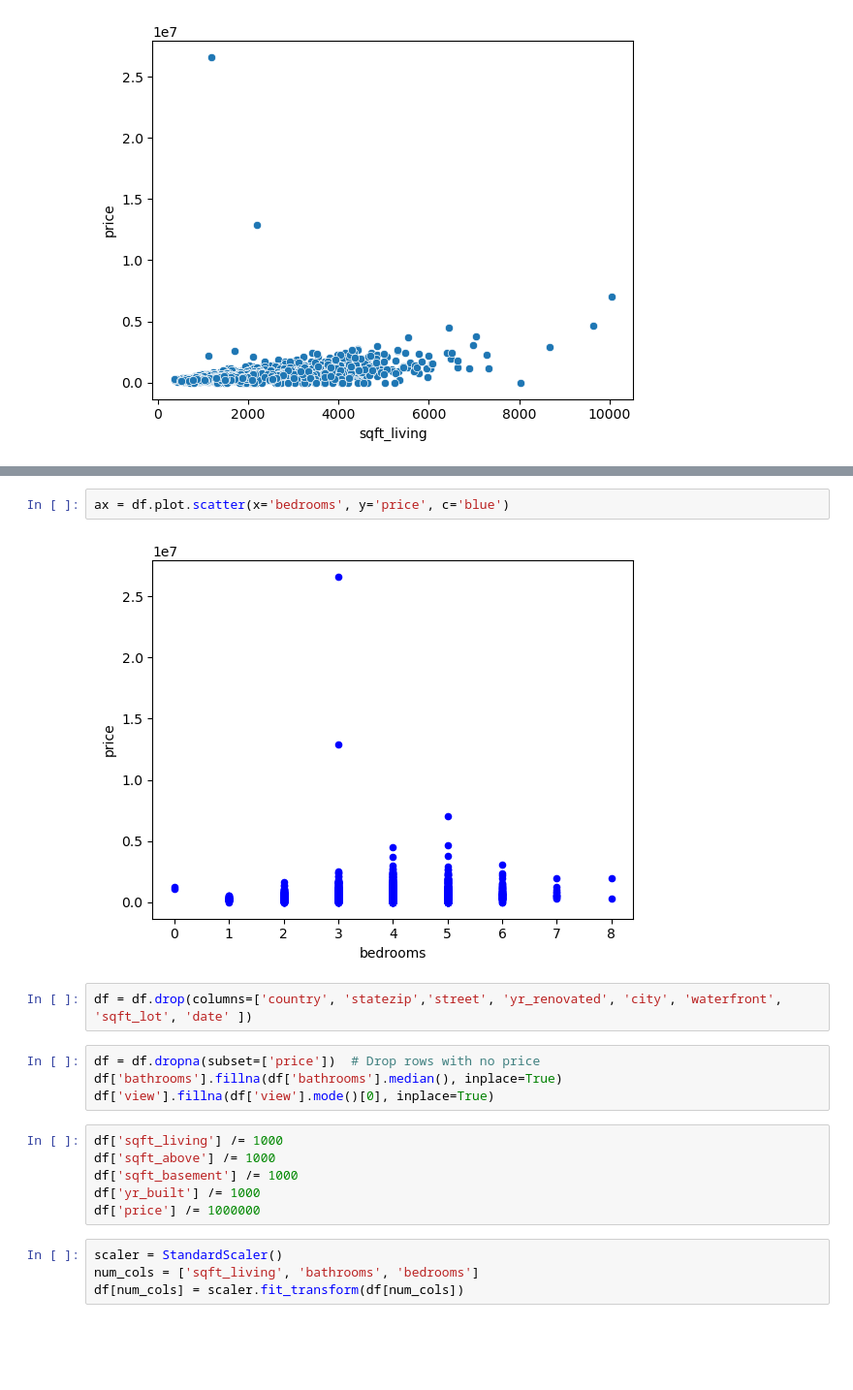
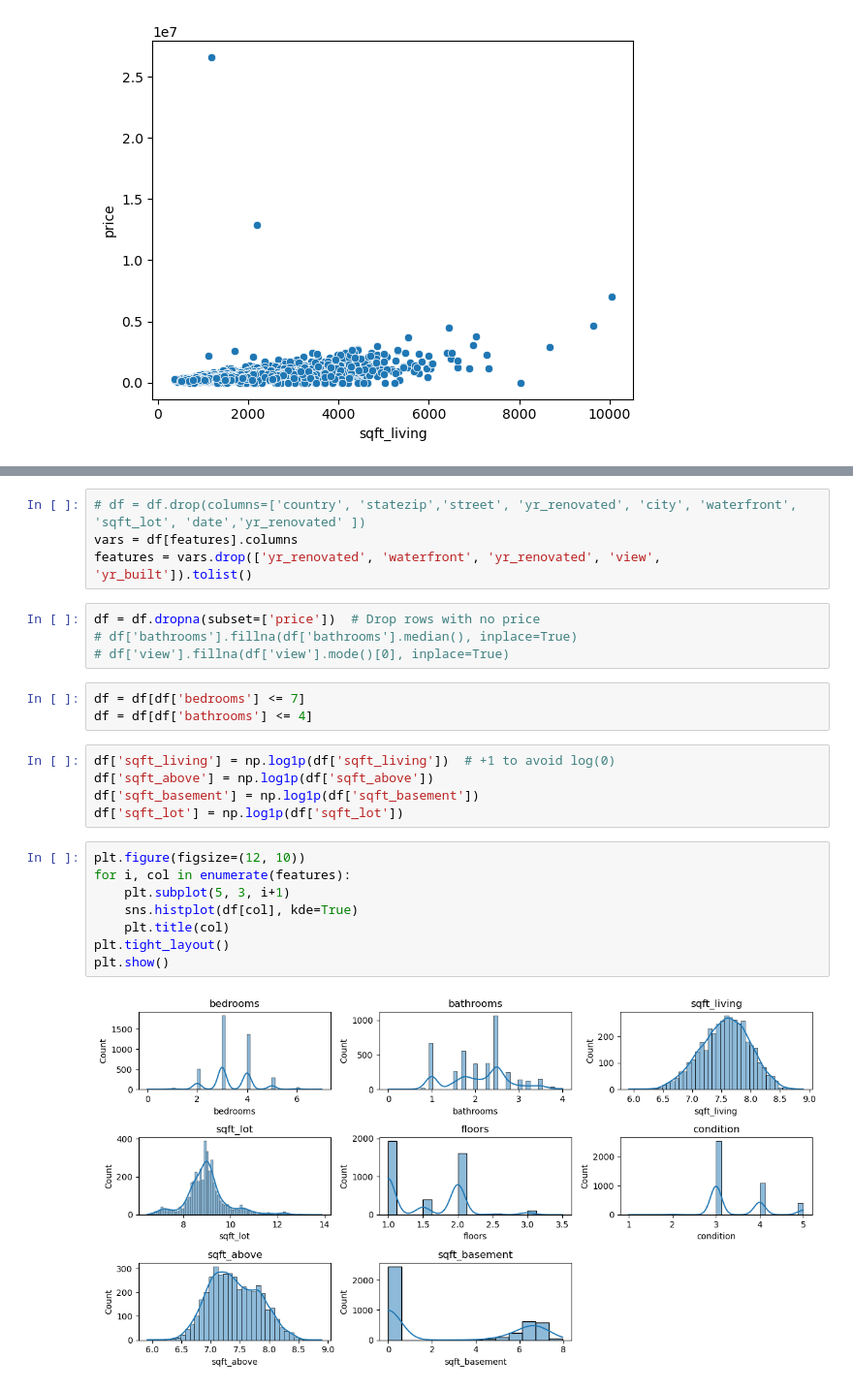
Before and after one commit to CL-Frank/MLG382_CYOProject, a Jupyter notebook: notebooks/modeling.ipynb, the cells around one changed output, grey strips where cells are left out. Shown at 97% size. Saved outputs shown, nothing was run; the diff lists cells and outputs as text; blank space fills up the shorter version.

```diff
--- a/notebooks/modeling.ipynb
+++ b/notebooks/modeling.ipynb
@@ -129,22 +126,28 @@ sns.boxplot(x='bedrooms', y='price', data=df)
-# %%
-ax = df.plot.scatter(x='bedrooms', y='price', c='blue')
-# %% [output]
-[figure, removed]
 # %%
-df = df.drop(columns=['country', 'statezip','street', 'yr_renovated', 'city', 'waterfront', 'sqft_lot', 'date' ])
+# df = df.drop(columns=['country', 'statezip','street', 'yr_renovated', 'city', 'waterfront', 'sqft_lot', 'date','yr_renovated' ])
+vars = df[features].columns
+features = vars.drop(['yr_renovated', 'waterfront', 'yr_renovated', 'view', 'yr_built']).tolist()
 # %%
 df = df.dropna(subset=['price'])  # Drop rows with no price
-df['bathrooms'].fillna(df['bathrooms'].median(), inplace=True)
-df['view'].fillna(df['view'].mode()[0], inplace=True)
+# df['bathrooms'].fillna(df['bathrooms'].median(), inplace=True)
+# df['view'].fillna(df['view'].mode()[0], inplace=True)
+# %%
+df = df[df['bedrooms'] <= 7]
+df = df[df['bathrooms'] <= 4]
 # %%
-df['sqft_living'] /= 1000
-df['sqft_above'] /= 1000
-df['sqft_basement'] /= 1000
-df['yr_built'] /= 1000
-df['price'] /= 1000000
+df['sqft_living'] = np.log1p(df['sqft_living'])  # +1 to avoid log(0)
+df['sqft_above'] = np.log1p(df['sqft_above'])
+df['sqft_basement'] = np.log1p(df['sqft_basement'])
+df['sqft_lot'] = np.log1p(df['sqft_lot'])
-# %%
-scaler = StandardScaler()
-num_cols = ['sqft_living', 'bathrooms', 'bedrooms']
-df[num_cols] = scaler.fit_transform(df[num_cols])
+# %%
+plt.figure(figsize=(12, 10))
+for i, col in enumerate(features):
+    plt.subplot(5, 3, i+1)
+    sns.histplot(df[col], kde=True)
+    plt.title(col)
+plt.tight_layout()
+plt.show()
+# %% [output]
+[figure, added]
 # %%
 fig, ax = plt.subplots(figsize =(10,4))
```
Also changed, not shown: parts of 11 cells of this notebook.
